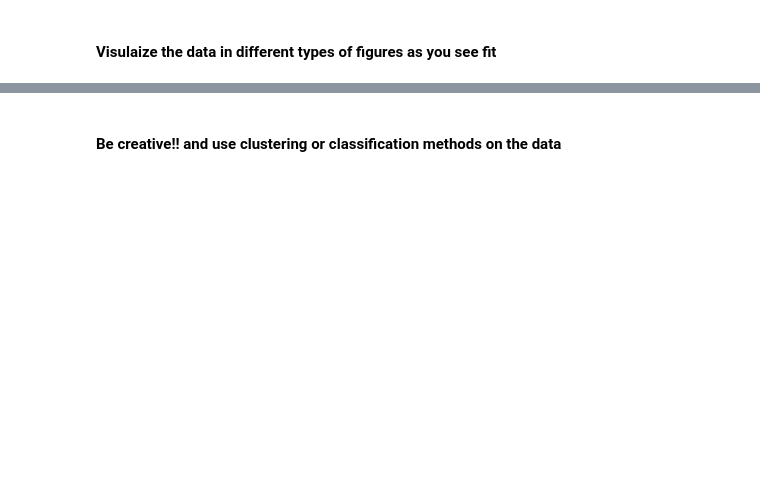
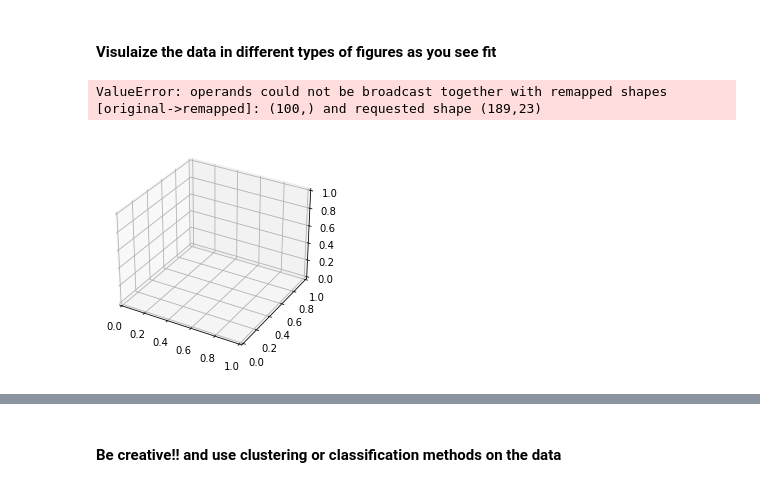
Before and after one commit to Abdul650974/Python, a Jupyter notebook: 6th-bootcamp-assignment.ipynb, the cells around one changed output, grey strips where cells are left out. Cells and saved outputs as stored; diff of their text form; code cells hidden in the pictures; blank space fills up the shorter version.

```diff
--- a/6th-bootcamp-assignment.ipynb
+++ b/6th-bootcamp-assignment.ipynb
@@ -37,0 +67,16 @@ ValueError: could not convert string to float: ','
+# %%
+from mpl_toolkits import mplot3d
+import numpy as np
+import matplotlib.pyplot as plt
+fig = plt.figure()
+ax = plt.axes(projection='3d')
+z = np.linspace(0,1,100)
+x =  dataset
+y =  dataset
+ax.plot3D(x,y,z, 'blue')
+ax.set_title('3D line plot')
+#plt.tight_layout()
+plt.show()
+# %% [output]
+ValueError: operands could not be broadcast together with remapped shapes [original->remapped]: (100,) and requested shape (189,23)
+[figure, added]
```
Also changed, not shown: parts of 9 cells of this notebook.
